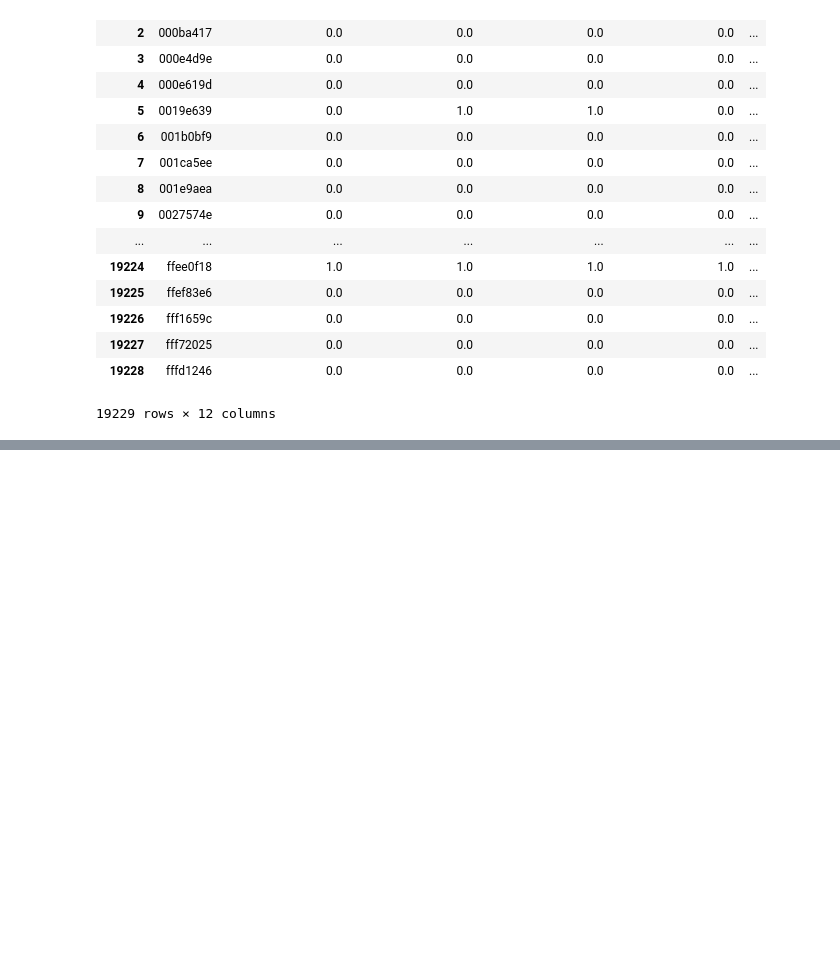
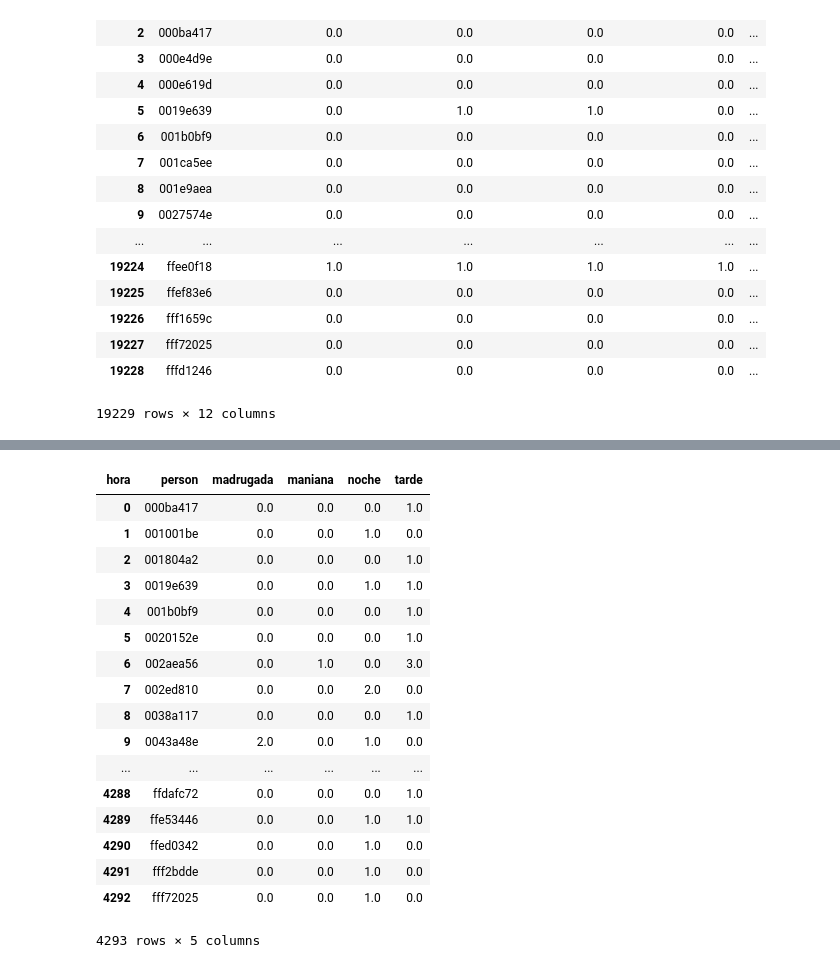
Before and after one commit to EugeniaFranchi/TP-Datos, a Jupyter notebook: TP2/TP2 v1.2.ipynb, the cells around one changed output, grey strips where cells are left out. Cells and saved outputs as stored; diff of their text form; code cells hidden in the pictures; blank space fills up the shorter version.

```diff
--- a/TP2/TP2 v1.2.ipynb
+++ b/TP2/TP2 v1.2.ipynb
@@ -788,0 +783,15 @@ brand_listing
+# %%
+def franja_horaria_de(hora):
+    if hora.hour >= 19:
+        return 'noche'
+    if hora.hour >= 12:
+        return 'tarde'
+    if hora.hour >= 6:
+        return 'maniana'
+    return 'madrugada'
+
+horarios_de_conversion = events[['person','event','timestamp']]
+horarios_de_conversion = horarios_de_conversion.loc[horarios_de_conversion['event']=='conversion']
+horarios_de_conversion['timestamp'] = pd.to_datetime(horarios_de_conversion['timestamp'])
+horarios_de_conversion['hora'] = horarios_de_conversion['timestamp'].apply(franja_horaria_de)
+horarios_de_conversion
@@ -788,0 +817,24 @@ brand_listing
+# %%
+horarios_de_conversion = horarios_de_conversion.groupby(['hora', 'person'])['event'].count().unstack(level=0)
+horarios_de_conversion.reset_index(inplace=True)
+horarios_de_conversion = horarios_de_conversion.fillna(0)
+horarios_de_conversion
+# %% [output]
+| hora | person | madrugada | maniana | noche | tarde |
+| 0 | 000ba417 | 0.0 | 0.0 | 0.0 | 1.0 |
+| 1 | 001001be | 0.0 | 0.0 | 1.0 | 0.0 |
+| 2 | 001804a2 | 0.0 | 0.0 | 0.0 | 1.0 |
+| 3 | 0019e639 | 0.0 | 0.0 | 1.0 | 1.0 |
+| 4 | 001b0bf9 | 0.0 | 0.0 | 0.0 | 1.0 |
+| 5 | 0020152e | 0.0 | 0.0 | 0.0 | 1.0 |
+| 6 | 002aea56 | 0.0 | 1.0 | 0.0 | 3.0 |
+| 7 | 002ed810 | 0.0 | 0.0 | 2.0 | 0.0 |
+| 8 | 0038a117 | 0.0 | 0.0 | 0.0 | 1.0 |
+| 9 | 0043a48e | 2.0 | 0.0 | 1.0 | 0.0 |
+| ... | ... | ... | ... | ... | ... |
+| 4288 | ffdafc72 | 0.0 | 0.0 | 0.0 | 1.0 |
+| 4289 | ffe53446 | 0.0 | 0.0 | 1.0 | 1.0 |
+| 4290 | ffed0342 | 0.0 | 0.0 | 1.0 | 0.0 |
+| 4291 | fff2bdde | 0.0 | 0.0 | 1.0 | 0.0 |
+| 4292 | fff72025 | 0.0 | 0.0 | 1.0 | 0.0 |
+4293 rows × 5 columns
```
Also changed, not shown: parts of 6 cells of this notebook.
